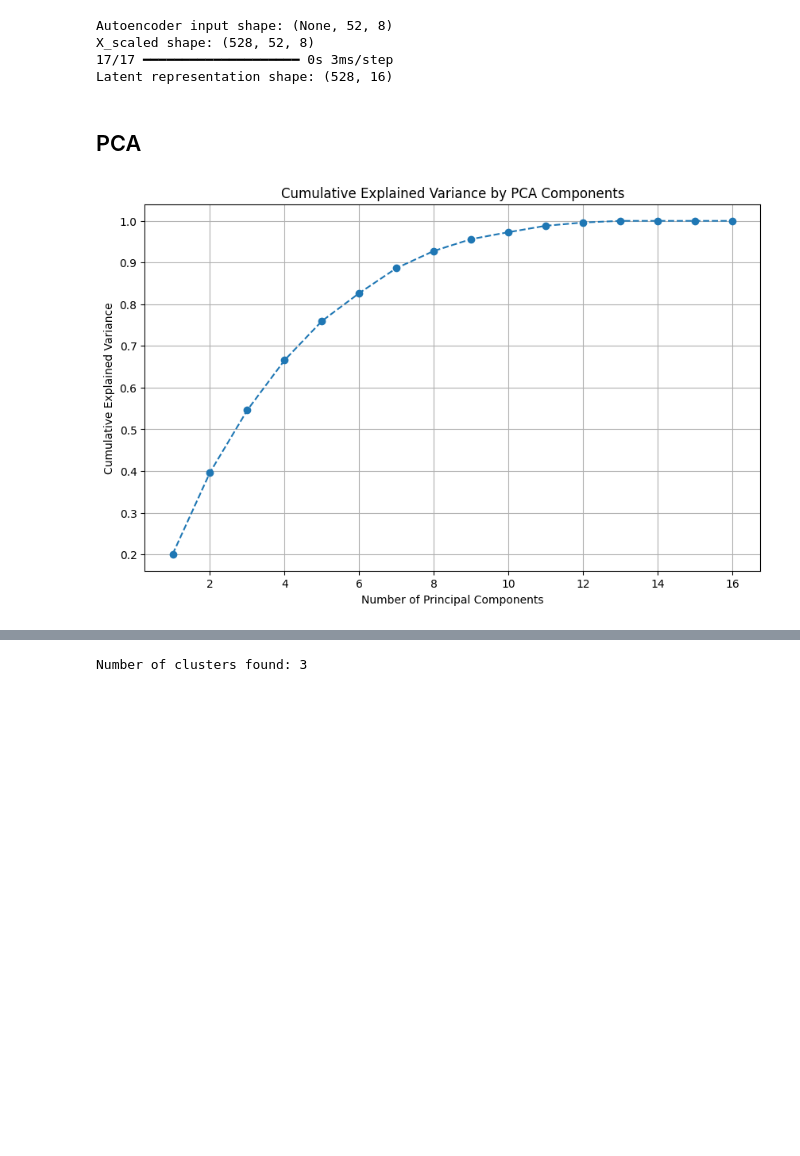
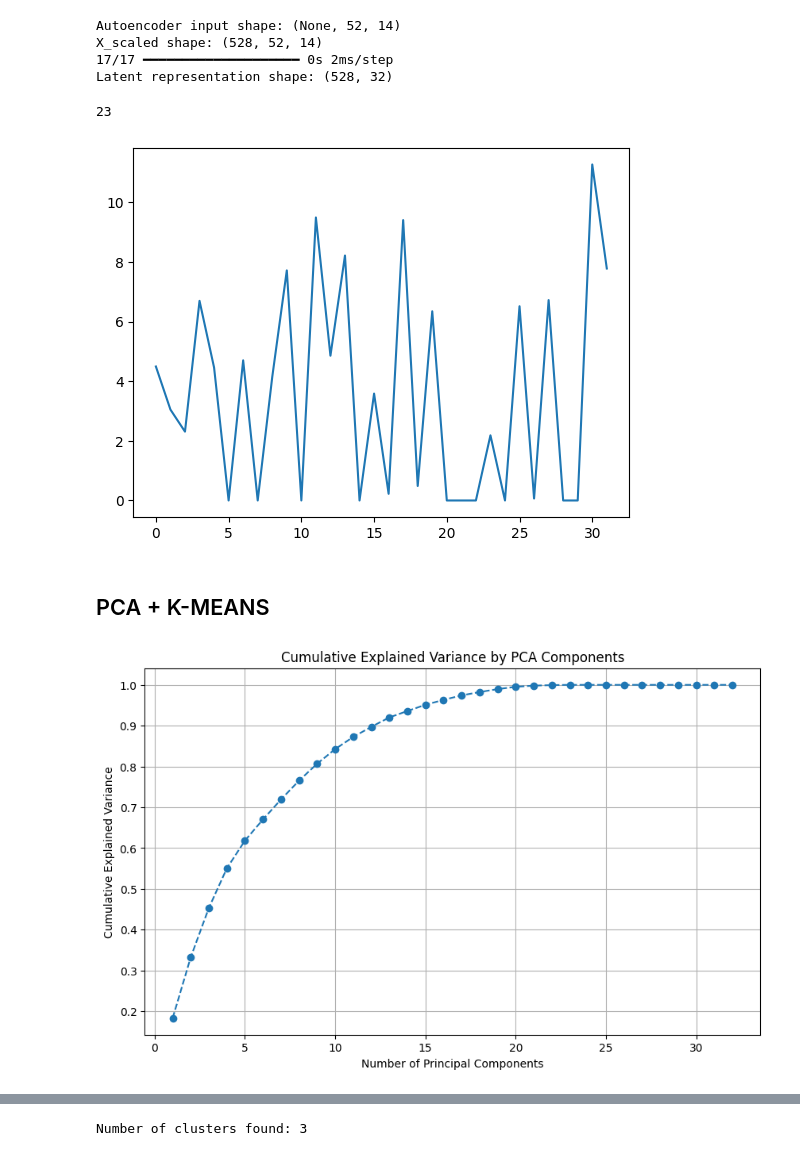
Before and after one commit to 19carenso/shear, a Jupyter notebook: notebooks/ml/clustering_latent.ipynb, the cells around one changed output, grey strips where cells are left out. Saved outputs shown, nothing was run; the diff lists cells and outputs as text; code cells hidden in the pictures; blank space fills up the shorter version.

```diff
--- a/notebooks/ml/clustering_latent.ipynb
+++ b/notebooks/ml/clustering_latent.ipynb
@@ -78,6 +72,6 @@ Model: "ae_fully_connected_v0_latent_16"
 # %%
 # Using the name of the bottleneck layer
-encoder_output = autoencoder.get_layer('dense_3').output  # Replace 'bottleneck' with actual name
+encoder_output = autoencoder.get_layer('dense_18').output  # Replace 'bottleneck' with actual name
 
 # Or, if you know the index of the bottleneck layer
 # encoder_output = autoencoder.layers[n].output  # Replace n with the actual index
@@ -91,12 +85,18 @@ print("X_scaled shape:", X_scaled.shape)
 X_latent = encoder.predict(X_scaled)
 print("Latent representation shape:", X_latent.shape)
 # %% [output]
-Autoencoder input shape: (None, 52, 8)
-X_scaled shape: (528, 52, 8)
-17/17 ━━━━━━━━━━━━━━━━━━━━ 0s 3ms/step
-Latent representation shape: (528, 16)
+Autoencoder input shape: (None, 52, 14)
+X_scaled shape: (528, 52, 14)
+17/17 ━━━━━━━━━━━━━━━━━━━━ 0s 2ms/step
+Latent representation shape: (528, 32)
+# %%
+plt.plot(np.mean(X_latent, axis=0))
+print(X_latent.shape[1] - np.sum(np.mean(X_latent, axis=0)==0))
+# %% [output]
+23
+[figure, added]
 # %% [markdown]
-## PCA
+## PCA + K-MEANS
 # %%
 # Step 1: Standardize and Apply PCA
 from sklearn.decomposition import PCA
@@ -125,11 +125,11 @@ plt.grid(True)
 plt.show()
 
 # Step 3: Decide on Number of Principal Components
-n_components = 9  # Adjust based on the plot
+n_components = 12  # Adjust based on the plot
 pca = PCA(n_components=n_components)
 X_pca = pca.fit_transform(X_latent_scaled)
 # %% [output]
-[figure, old version]
+[figure, new version]
 # %%
 # Step 4: Perform K-Means Clustering and Create Elbow Plot
 from sklearn.cluster import KMeans
```
Also changed, not shown: parts of 11 cells of this notebook, 7 other files.
